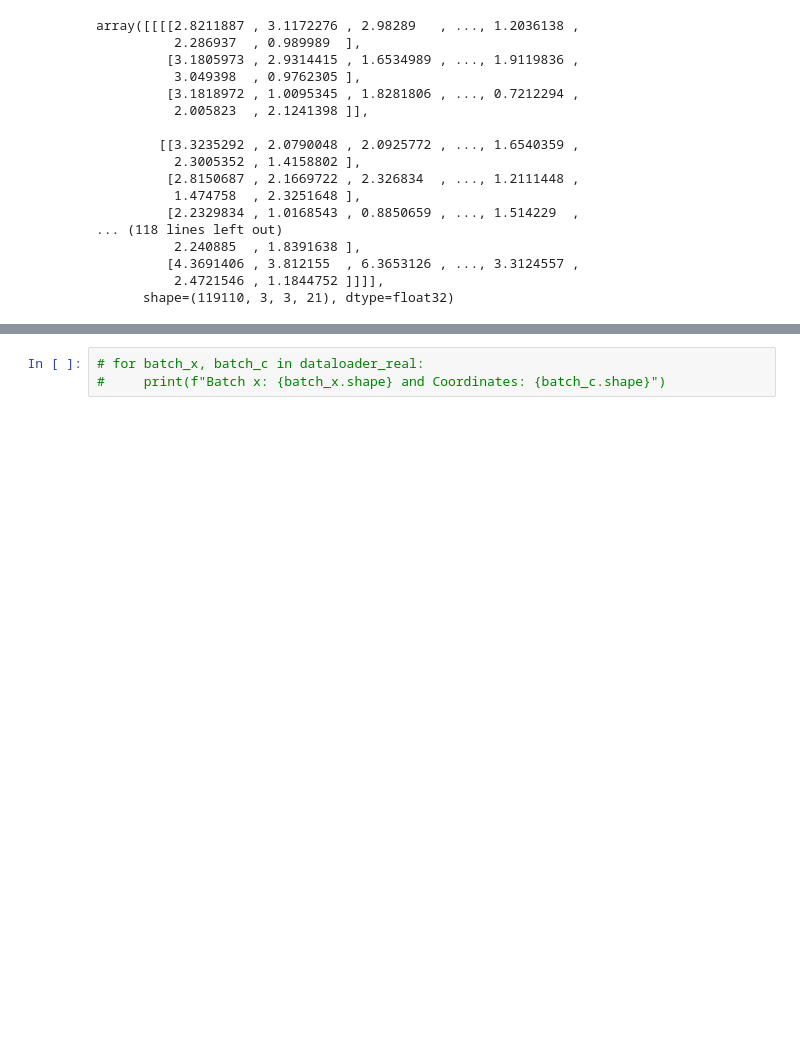
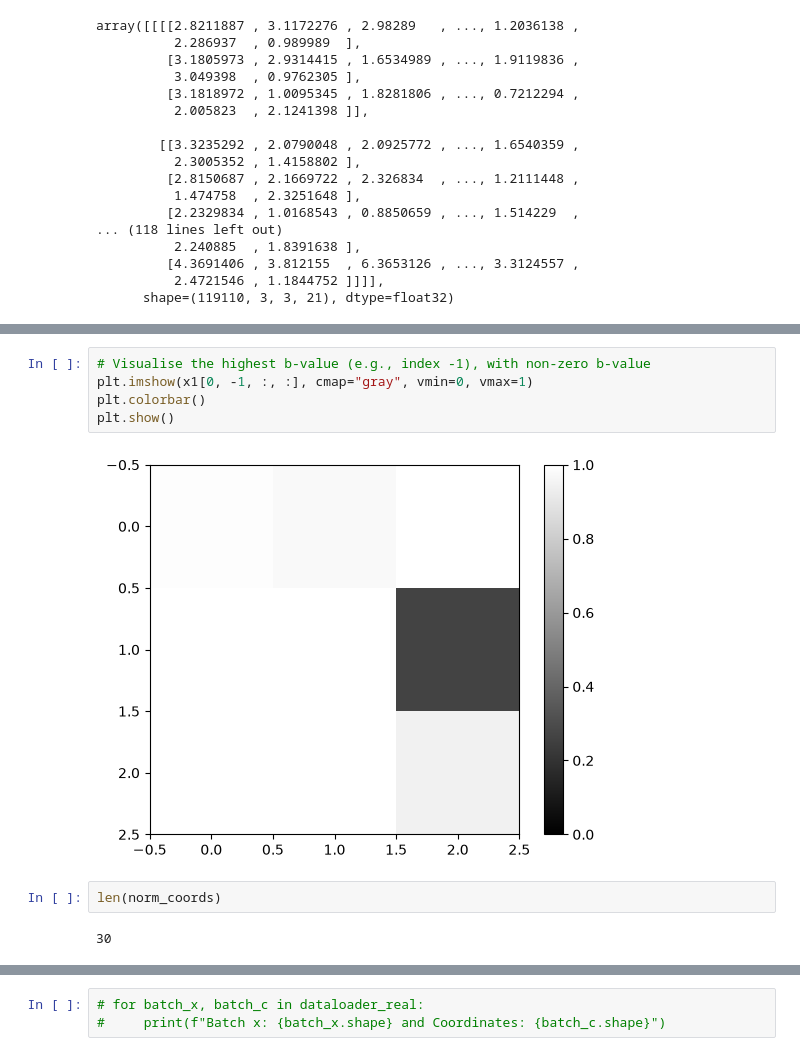
Before and after one commit to Saroj94/IVIM_Autoencoder, a Jupyter notebook: notebooks/Physics_Informed_CVAE_Latest.ipynb, the cells around one changed output, grey strips where cells are left out. Saved outputs shown, nothing was run; the diff lists cells and outputs as text; blank space fills up the shorter version.

```diff
--- a/notebooks/Physics_Informed_CVAE_Latest.ipynb
+++ b/notebooks/Physics_Informed_CVAE_Latest.ipynb
@@ -425,3 +386,14 @@ torch.Size([21, 3, 3])
+# %%
+# Visualise the highest b-value (e.g., index -1), with non-zero b-value
+plt.imshow(x1[0, -1, :, :], cmap="gray", vmin=0, vmax=1)
+plt.colorbar()
+plt.show()
+# %% [output]
+[figure, added]
+# %%
+len(norm_coords)
+# %% [output]
+30
 # %%
 # Test a batch from the real data dataloader
 class DiffusionDataset(Dataset):
```
Also changed, not shown: parts of 22 cells of this notebook.
